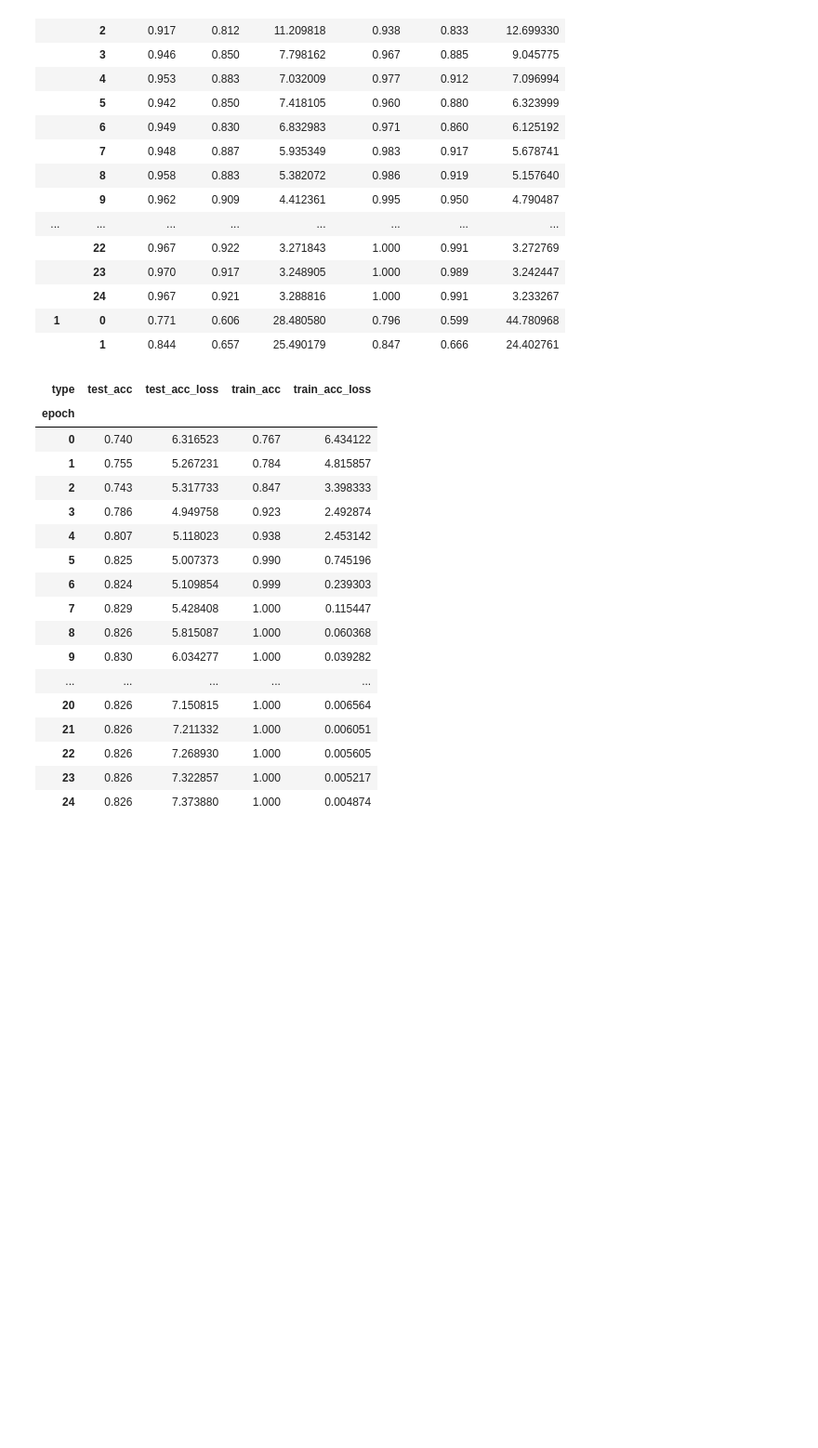
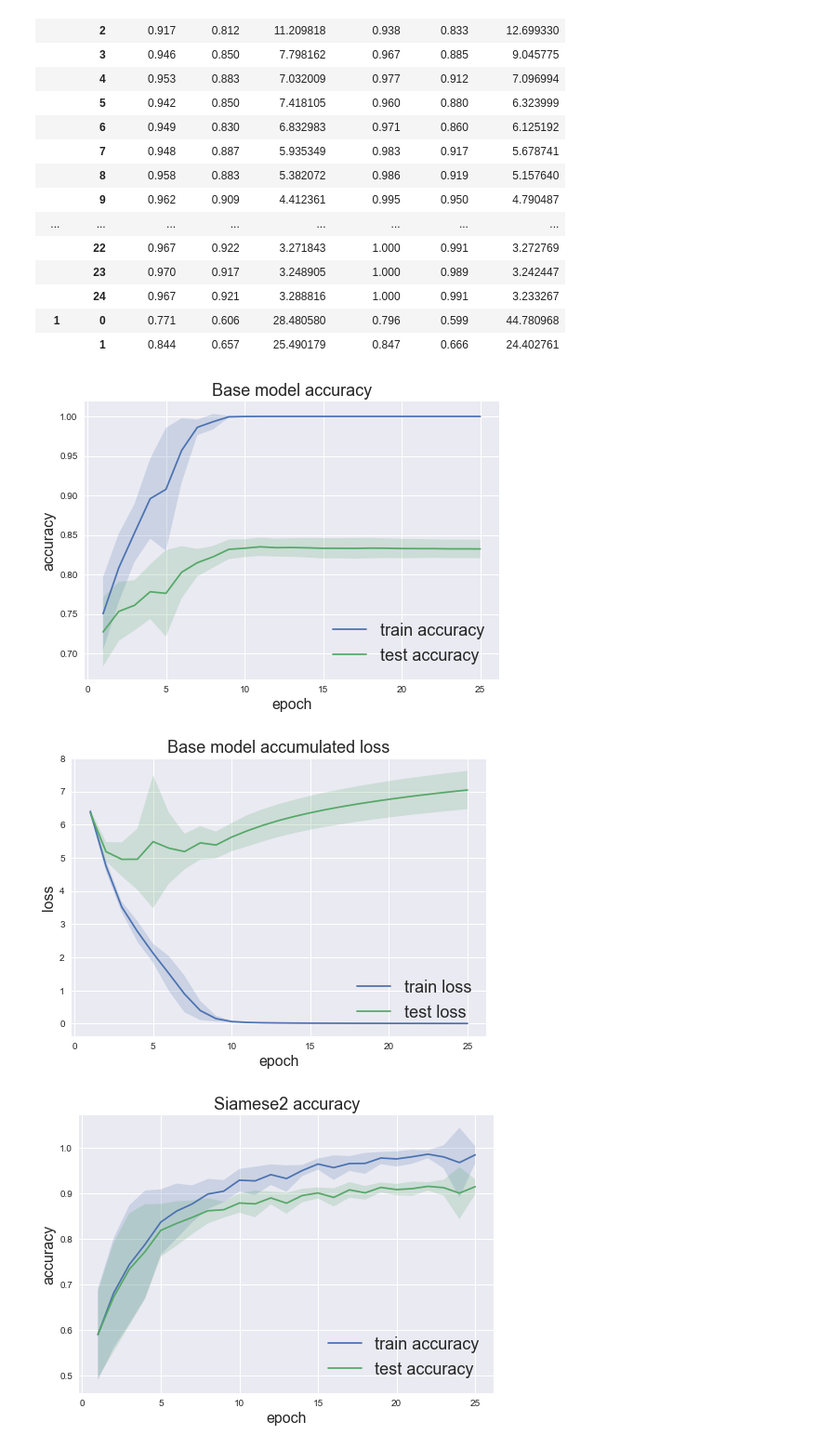
Before and after one commit to ReneDCDSL/DL_Final_Project, a Jupyter notebook: p1/plots.ipynb, the cells around one changed output. Shown: that part at 93% size. Saved outputs shown, nothing was run; the diff lists cells and outputs as text; code cells hidden in the pictures; blank space fills up the shorter version.

```diff
--- a/p1/plots.ipynb
+++ b/p1/plots.ipynb
@@ -50,24 +66,39 @@ df_siam2.head(27)
 |  | 24 | 0.967 | 0.921 | 3.288816 | 1.000 | 0.991 | 3.233267 |
 | 1 | 0 | 0.771 | 0.606 | 28.480580 | 0.796 | 0.599 | 44.780968 |
 |  | 1 | 0.844 | 0.657 | 25.490179 | 0.847 | 0.666 | 24.402761 |
-# %%
-df_base.xs(2, level = "run")
-# %% [output]
-| type | test_acc | test_acc_loss | train_acc | train_acc_loss |
-| epoch |  |  |  |  |
-| 0 | 0.740 | 6.316523 | 0.767 | 6.434122 |
-| 1 | 0.755 | 5.267231 | 0.784 | 4.815857 |
-| 2 | 0.743 | 5.317733 | 0.847 | 3.398333 |
-| 3 | 0.786 | 4.949758 | 0.923 | 2.492874 |
-| 4 | 0.807 | 5.118023 | 0.938 | 2.453142 |
-| 5 | 0.825 | 5.007373 | 0.990 | 0.745196 |
-| 6 | 0.824 | 5.109854 | 0.999 | 0.239303 |
-| 7 | 0.829 | 5.428408 | 1.000 | 0.115447 |
-| 8 | 0.826 | 5.815087 | 1.000 | 0.060368 |
-| 9 | 0.830 | 6.034277 | 1.000 | 0.039282 |
-| ... | ... | ... | ... | ... |
-| 20 | 0.826 | 7.150815 | 1.000 | 0.006564 |
-| 21 | 0.826 | 7.211332 | 1.000 | 0.006051 |
-| 22 | 0.826 | 7.268930 | 1.000 | 0.005605 |
-| 23 | 0.826 | 7.322857 | 1.000 | 0.005217 |
-| 24 | 0.826 | 7.373880 | 1.000 | 0.004874 |
+# %%
+def prep_group(df, cols):
+    df = df.groupby("epoch")[cols].agg(["mean", "std"]).reset_index()
+    df.columns = ["_".join(col).strip() for col in df.columns.values]
+    df["epoch_"] = df["epoch_"] + 1
+    return df
+
+def plot2(data, title, mode="accuracy", title_fontsize=18, axis_fontsize=16, save=True):
+    """
+    Similar to plot_graph func, but merge graphs together
+    """
+
+    if mode == "loss":
+        cols = ["train_acc_loss", "test_acc_loss"]
+        g = prep_group(data, cols)
+    else:
+        cols = ["train_acc", "test_acc"]
+        g = prep_group(data, cols)
+
+    fig = plt.figure()
+
+    plt.plot(g["epoch_"], g[cols[0] + "_mean"], label="train " + mode)
+    plt.fill_between(g["epoch_"], g[cols[0] + "_mean"] - g[cols[0] + "_std"], g[cols[0] + "_mean"] + g[cols[0] + "_std"], alpha=0.2)
+
+    plt.plot(g["epoch_"], g[cols[1] + "_mean"], label="test " + mode)
+    plt.fill_between(g["epoch_"], g[cols[1] + "_mean"] - g[cols[1] + "_std"], g[cols[1] + "_mean"] + g[cols[1] + "_std"], alpha=0.2)
+
+    plt.title(title, fontsize=title_fontsize)
+    plt.ylabel(mode, fontsize=axis_fontsize)
+    plt.xlabel("epoch", fontsize=axis_fontsize)
+    plt.legend(loc="lower right", fontsize=title_fontsize)
+    plt.style.use("seaborn")
+
+    if save:
+        fname = f"./plots/{mode}_{title}.png"
+        plt.savefig(fname, dpi="figure")
@@ -73,0 +109,13 @@ df_base.xs(2, level = "run")
+# %%
+plot2(df_base, "Base model accuracy", mode="accuracy")
+plot2(df_base, "Base model accumulated loss", mode="loss")
+
+plot2(df_siam2, "Siamese2 accuracy", mode="accuracy")
+plot2(df_siam2, "Siamese2 accumulated loss", mode="loss")
+
+plot2(df_siam10, "Siamese10 accuracy", mode="accuracy")
+plot2(df_siam10, "Siamese10 accumulated loss", mode="loss")
+# %% [output]
+[figure, added]
+[figure, added]
+[figure, added]
```
Also changed, not shown: parts of 11 cells of this notebook, 10 other files.
